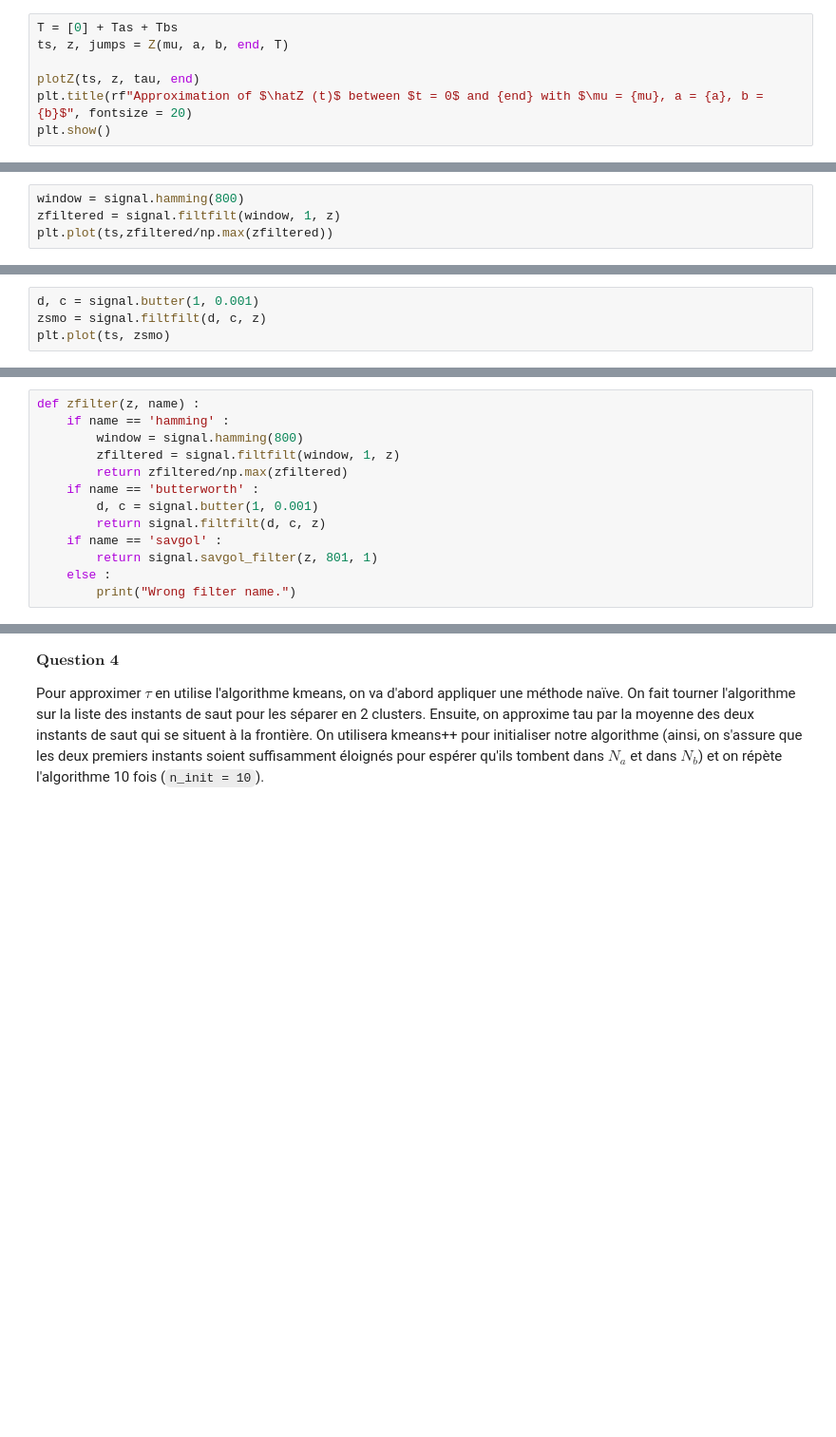
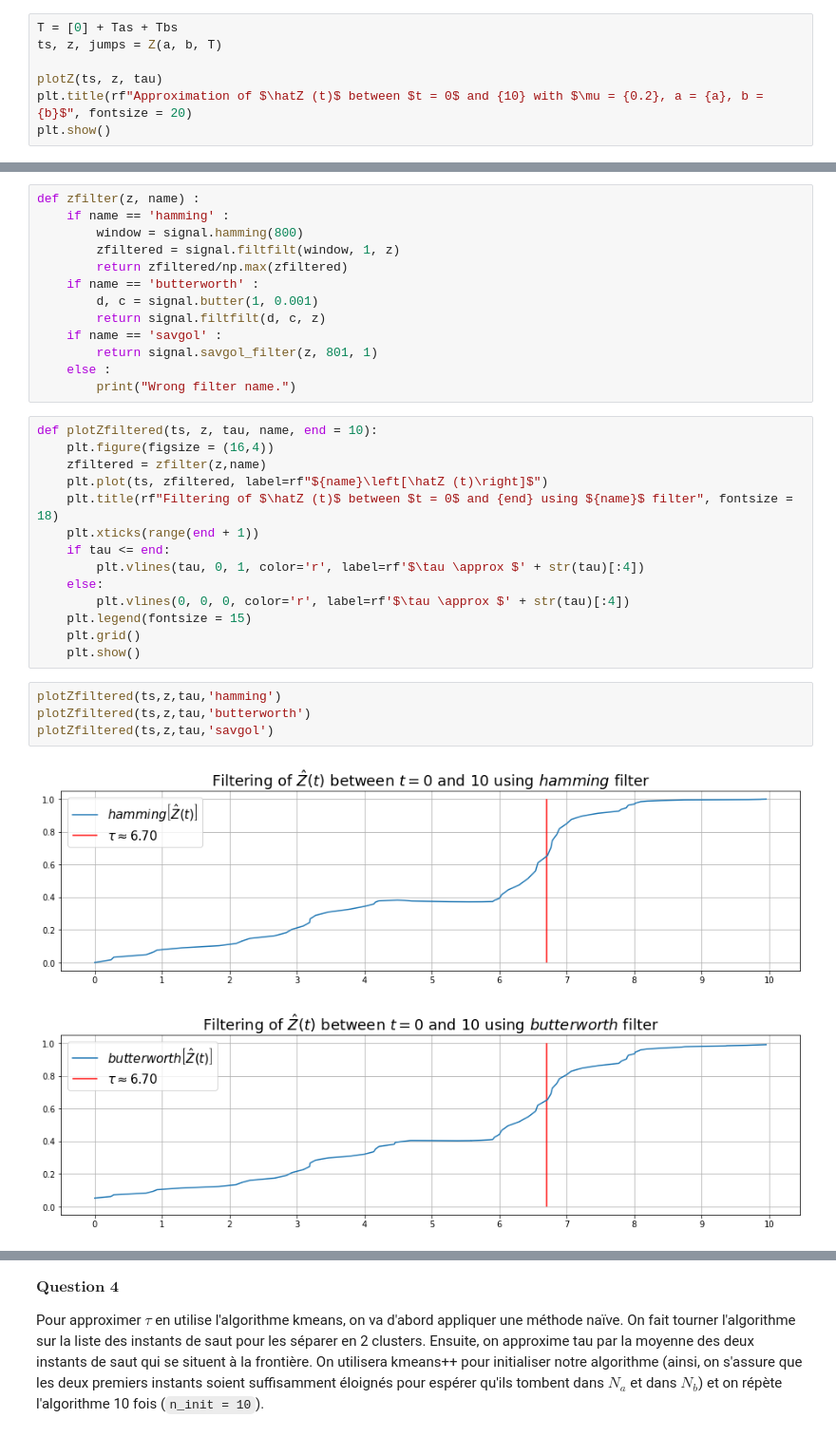
Before and after one commit to Qzaac/MACS207b, a Jupyter notebook: filtrage_macs207b.ipynb, the cells around one changed output, grey strips where cells are left out. Shown at 95% size. Saved outputs shown, nothing was run; the diff lists cells and outputs as text; blank space fills up the shorter version.

```diff
--- a/filtrage_macs207b.ipynb
+++ b/filtrage_macs207b.ipynb
@@ -226,10 +219,10 @@ def plotZ(ts, z, tau, end) :
     plt.grid()
 # %%
 T = [0] + Tas + Tbs
-ts, z, jumps = Z(mu, a, b, end, T)
+ts, z, jumps = Z(a, b, T)
 
-plotZ(ts, z, tau, end)
-plt.title(rf"Approximation of $\hatZ (t)$ between $t = 0$ and {end} with $\mu = {mu}, a = {a}, b = {b}$", fontsize = 20)
+plotZ(ts, z, tau)
+plt.title(rf"Approximation of $\hatZ (t)$ between $t = 0$ and {10} with $\mu = {0.2}, a = {a}, b = {b}$", fontsize = 20)
 plt.show()
 # %% [output]
 [figure]
@@ -244,4 +242,0 @@ Dans la suite de la réponse, on définira une méthode d'évalutation pour ensu
-# %%
-window = signal.hamming(800)
-zfiltered = signal.filtfilt(window, 1, z)
-plt.plot(ts,zfiltered/np.max(zfiltered))
@@ -251,4 +242,0 @@ plt.plot(ts,zfiltered/np.max(zfiltered))
-# %%
-d, c = signal.butter(1, 0.001)
-zsmo = signal.filtfilt(d, c, z)
-plt.plot(ts, zsmo)
@@ -283,3 +253,24 @@ def zfilter(z, name) :
         return signal.savgol_filter(z, 801, 1)
     else :
         print("Wrong filter name.")
+# %%
+def plotZfiltered(ts, z, tau, name, end = 10):
+    plt.figure(figsize = (16,4))
+    zfiltered = zfilter(z,name)
+    plt.plot(ts, zfiltered, label=rf"${name}\left[\hatZ (t)\right]$")
+    plt.title(rf"Filtering of $\hatZ (t)$ between $t = 0$ and {end} using ${name}$ filter", fontsize = 18)
+    plt.xticks(range(end + 1))
+    if tau <= end:
+        plt.vlines(tau, 0, 1, color='r', label=rf'$\tau \approx $' + str(tau)[:4])
+    else:
+        plt.vlines(0, 0, 0, color='r', label=rf'$\tau \approx $' + str(tau)[:4])
+    plt.legend(fontsize = 15)
+    plt.grid()
+    plt.show()
+# %%
+plotZfiltered(ts,z,tau,'hamming')
+plotZfiltered(ts,z,tau,'butterworth')
+plotZfiltered(ts,z,tau,'savgol')
+# %% [output]
+[figure, added]
+[figure, added]
```
Also changed, not shown: parts of 36 cells of this notebook.
